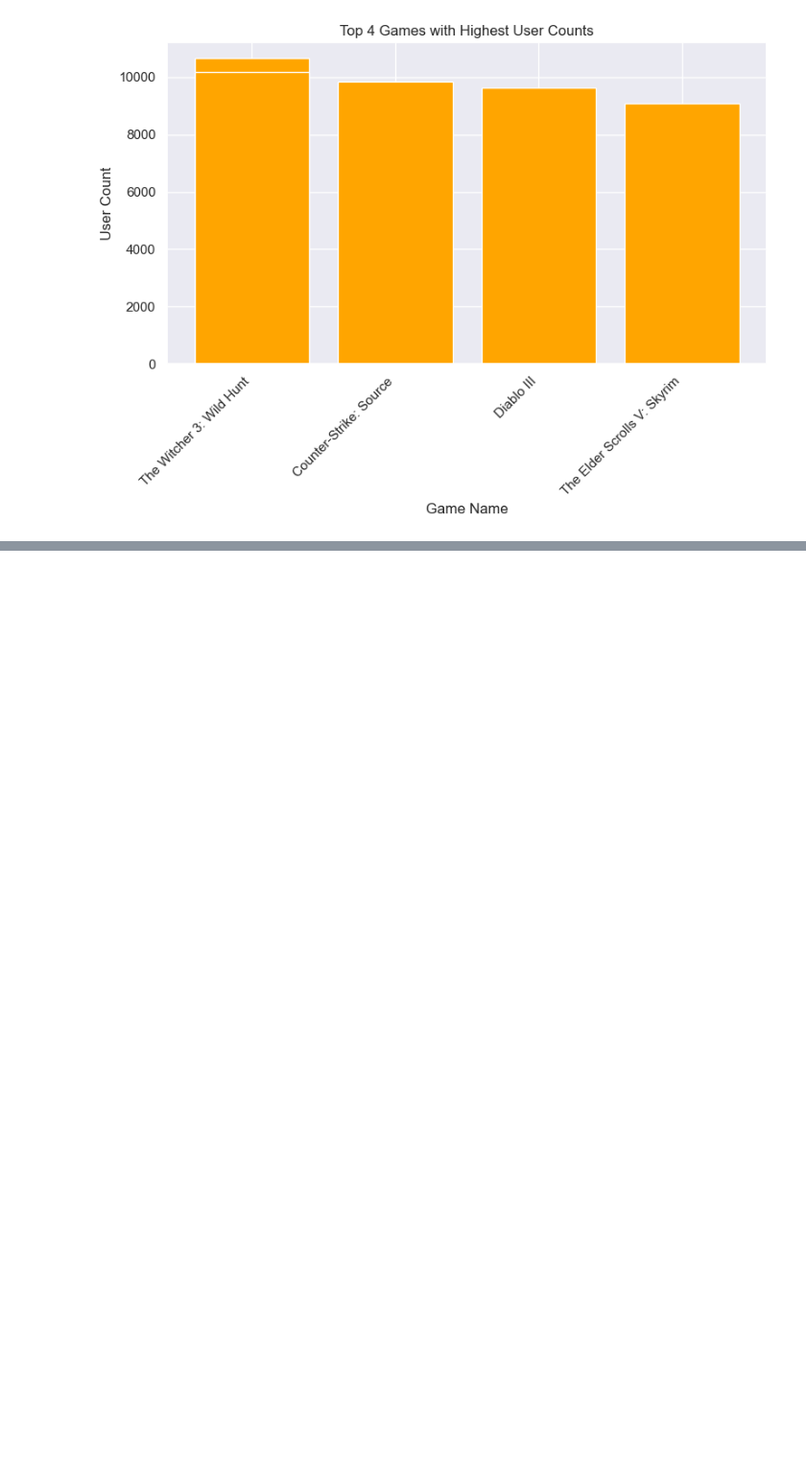
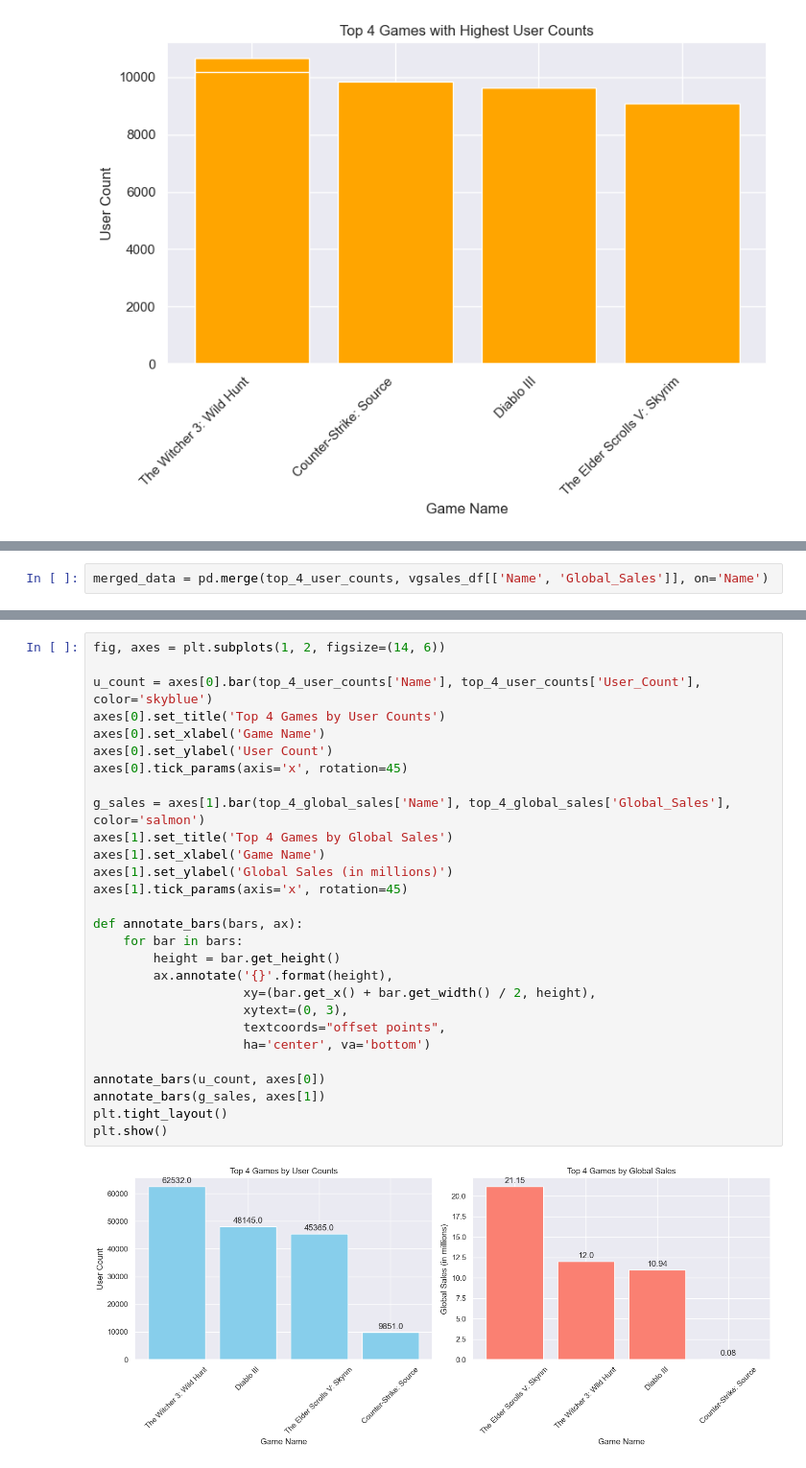
Before and after one commit to ashammar1/Data-Visualisation, a Jupyter notebook: Alaa_Shammary_DVisualHDip_CA1.ipynb, the cells around one changed output, grey strips where cells are left out. Shown at 96% size. Cells and saved outputs as stored; diff of their text form; blank space fills up the shorter version.

```diff
--- a/Alaa_Shammary_DVisualHDip_CA1.ipynb
+++ b/Alaa_Shammary_DVisualHDip_CA1.ipynb
@@ -460,0 +421,2 @@ plt.show()
+# %%
+merged_data = pd.merge(top_4_user_counts, vgsales_df[['Name', 'Global_Sales']], on='Name')
@@ -461,3 +446,33 @@ plt.show()
+# %%
+fig, axes = plt.subplots(1, 2, figsize=(14, 6))
+
+u_count = axes[0].bar(top_4_user_counts['Name'], top_4_user_counts['User_Count'], color='skyblue')
+axes[0].set_title('Top 4 Games by User Counts')
+axes[0].set_xlabel('Game Name')
+axes[0].set_ylabel('User Count')
+axes[0].tick_params(axis='x', rotation=45)
+
+g_sales = axes[1].bar(top_4_global_sales['Name'], top_4_global_sales['Global_Sales'], color='salmon')
+axes[1].set_title('Top 4 Games by Global Sales')
+axes[1].set_xlabel('Game Name')
+axes[1].set_ylabel('Global Sales (in millions)')
+axes[1].tick_params(axis='x', rotation=45)
+
+def annotate_bars(bars, ax):
+    for bar in bars:
+        height = bar.get_height()
+        ax.annotate('{}'.format(height),
+                    xy=(bar.get_x() + bar.get_width() / 2, height),
+                    xytext=(0, 3),
+                    textcoords="offset points",
+                    ha='center', va='bottom')
+
+annotate_bars(u_count, axes[0])
+annotate_bars(g_sales, axes[1])
+plt.tight_layout()
+plt.show()
+# %% [output]
+[figure, added]
 # %%
 plt.figure(figsize=(8, 6))
 plt.bar(merged_data['Name'], merged_data['Global_Sales'], color='red')
```
Also changed, not shown: parts of 71 cells of this notebook.
